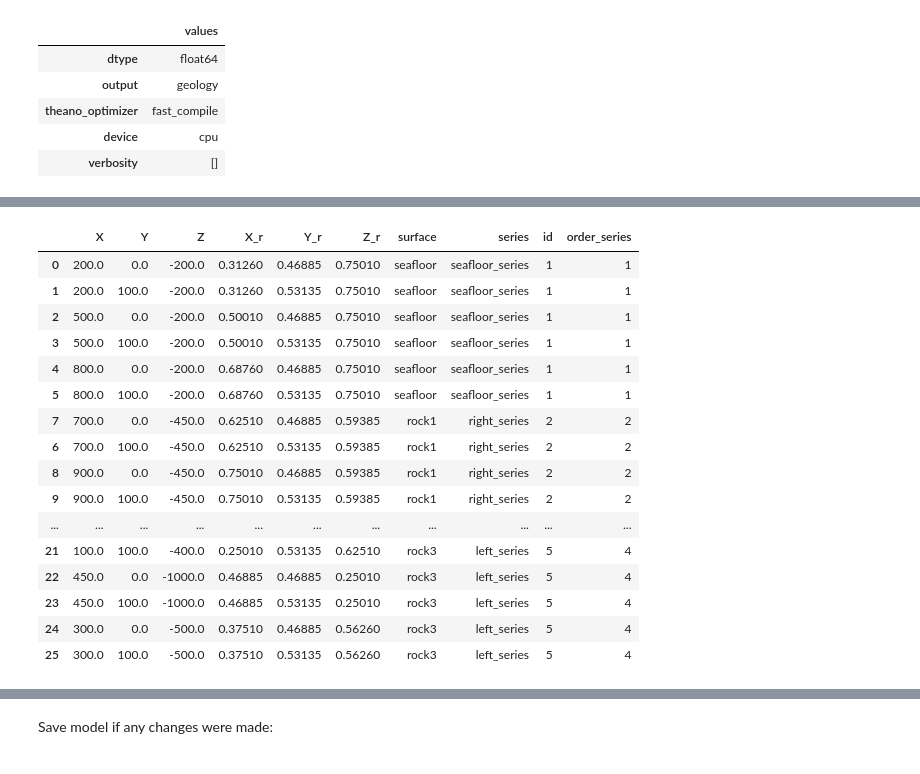
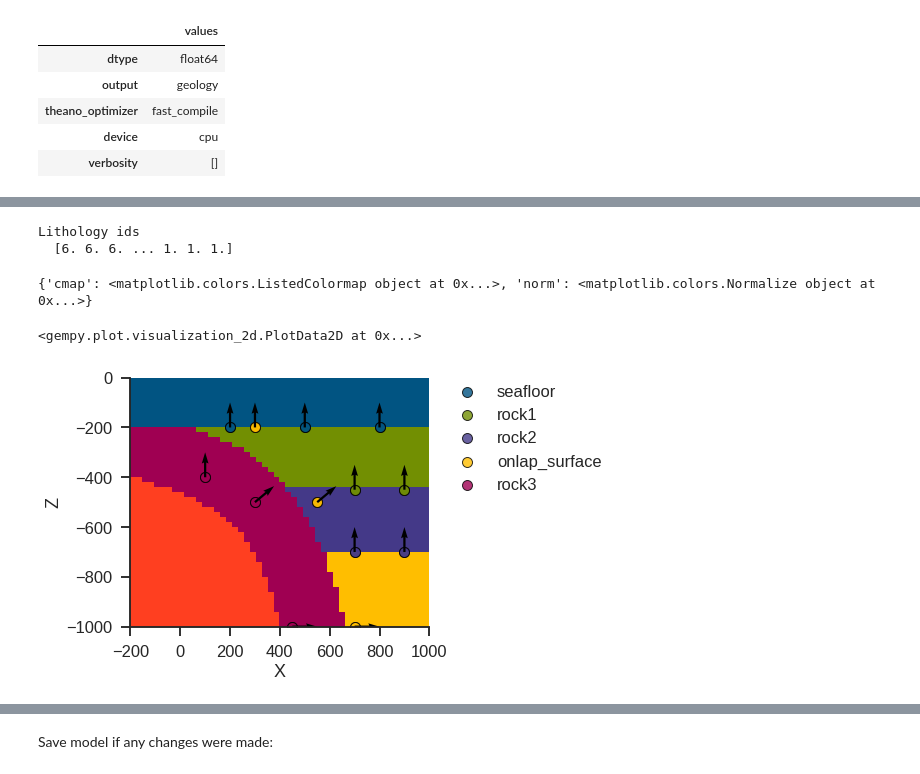
Before and after one commit to gempy-project/gempy, a Jupyter notebook: notebooks/tutorials/ch1-8_Onlap_relations.ipynb, the cells around one changed output, grey strips where cells are left out. Saved outputs shown, nothing was run; the diff lists cells and outputs as text; code cells hidden in the pictures.

```diff
--- a/notebooks/tutorials/ch1-8_Onlap_relations.ipynb
+++ b/notebooks/tutorials/ch1-8_Onlap_relations.ipynb
@@ -98,5 +79,3 @@ Categories (5, object): [basement, left_series, onlap_series, right_series, seaf
-# %%
-geo_model.update_from_series()
 # %%
 geo_model.additional_data
 # %% [output]
@@ -185,2 +152,0 @@ geo_model.set_regular_grid([-200,1000,-500,500,-1000,0], [50,50,50])
-# %%
-geo_model.update_to_interpolator()
@@ -187,22 +155,13 @@ geo_model.update_to_interpolator()
 # %%
-geo_model.surface_points.sort_table()
+#geo_model.surface_points.sort_table()
-# %% [output]
-|  | X | Y | Z | X_r | Y_r | Z_r | surface | series | id | order_series |
-| 0 | 200.0 | 0.0 | -200.0 | 0.31260 | 0.46885 | 0.75010 | seafloor | seafloor_series | 1 | 1 |
-| 1 | 200.0 | 100.0 | -200.0 | 0.31260 | 0.53135 | 0.75010 | seafloor | seafloor_series | 1 | 1 |
-| 2 | 500.0 | 0.0 | -200.0 | 0.50010 | 0.46885 | 0.75010 | seafloor | seafloor_series | 1 | 1 |
-| 3 | 500.0 | 100.0 | -200.0 | 0.50010 | 0.53135 | 0.75010 | seafloor | seafloor_series | 1 | 1 |
-| 4 | 800.0 | 0.0 | -200.0 | 0.68760 | 0.46885 | 0.75010 | seafloor | seafloor_series | 1 | 1 |
-| 5 | 800.0 | 100.0 | -200.0 | 0.68760 | 0.53135 | 0.75010 | seafloor | seafloor_series | 1 | 1 |
-| 7 | 700.0 | 0.0 | -450.0 | 0.62510 | 0.46885 | 0.59385 | rock1 | right_series | 2 | 2 |
-| 6 | 700.0 | 100.0 | -450.0 | 0.62510 | 0.53135 | 0.59385 | rock1 | right_series | 2 | 2 |
-| 8 | 900.0 | 0.0 | -450.0 | 0.75010 | 0.46885 | 0.59385 | rock1 | right_series | 2 | 2 |
-| 9 | 900.0 | 100.0 | -450.0 | 0.75010 | 0.53135 | 0.59385 | rock1 | right_series | 2 | 2 |
-| ... | ... | ... | ... | ... | ... | ... | ... | ... | ... | ... |
-| 21 | 100.0 | 100.0 | -400.0 | 0.25010 | 0.53135 | 0.62510 | rock3 | left_series | 5 | 4 |
-| 22 | 450.0 | 0.0 | -1000.0 | 0.46885 | 0.46885 | 0.25010 | rock3 | left_series | 5 | 4 |
-| 23 | 450.0 | 100.0 | -1000.0 | 0.46885 | 0.53135 | 0.25010 | rock3 | left_series | 5 | 4 |
-| 24 | 300.0 | 0.0 | -500.0 | 0.37510 | 0.46885 | 0.56260 | rock3 | left_series | 5 | 4 |
-| 25 | 300.0 | 100.0 | -500.0 | 0.37510 | 0.53135 | 0.56260 | rock3 | left_series | 5 | 4 |
 # %%
 gp.compute_model(geo_model, compute_mesh=True)
+# %% [output]
+Lithology ids
+  [6. 6. 6. ... 1. 1. 1.]
+# %%
+gp.plot.plot_section(geo_model, 2, plot_data=True)
+# %% [output]
+{'cmap': <matplotlib.colors.ListedColormap object at 0x...>, 'norm': <matplotlib.colors.Normalize object at 0x...>}
+<gempy.plot.visualization_2d.PlotData2D at 0x...>
+[figure, added]
```
Also changed, not shown: parts of 34 cells of this notebook, 11 other files.
